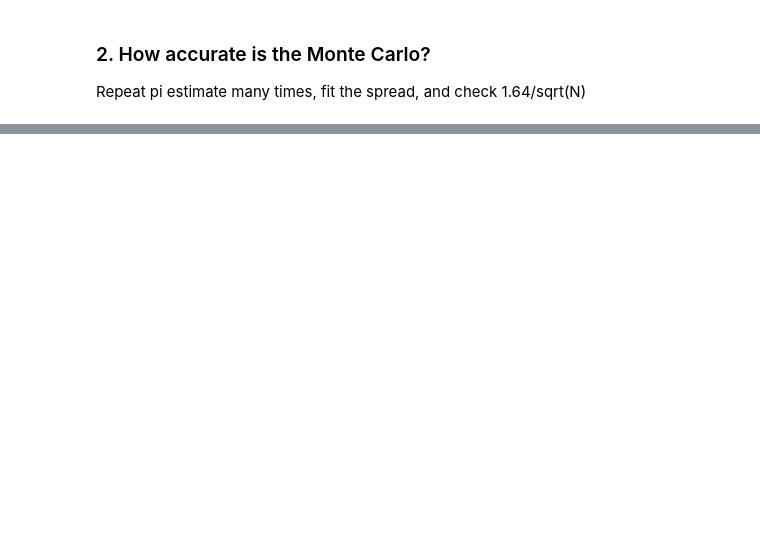
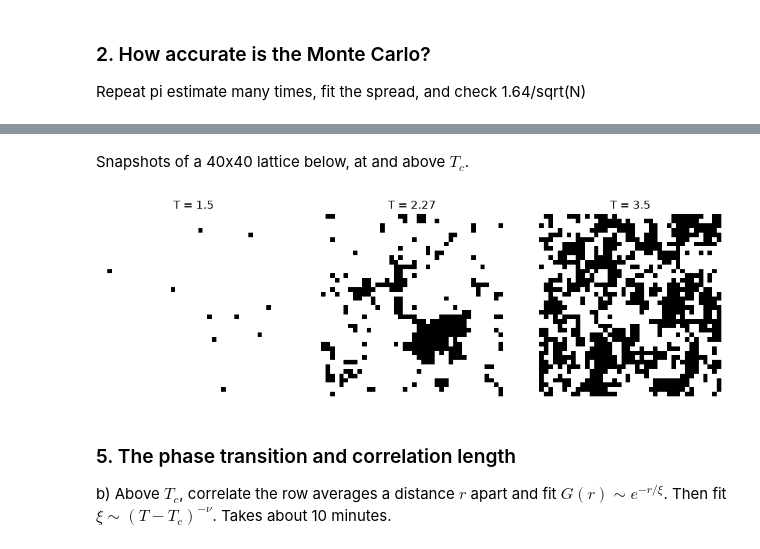
Before and after one commit to jtc469/ising-model, a Jupyter notebook: main.ipynb, the cells around one changed output, grey strips where cells are left out. Drawn from its saved outputs; the diff is of its cells as text; code cells hidden in the pictures; blank space fills up the shorter version.

```diff
--- a/main.ipynb
+++ b/main.ipynb
@@ -247,26 +118,0 @@ def simulate_ising(T, N, J, equilibration_sweeps, measurement_sweeps):
-# %%
-J = 1.0
-N = 100
-equilibration_sweeps = 1000
-measurement_sweeps = 3000
-temperatures = np.linspace(0.01, 4.0, 30) * J
-mean_energies = []
-specific_heats = []
-
-for T in temperatures:
-    energy, specific_heat = simulate_ising(T, N, J, equilibration_sweeps, measurement_sweeps)
-    mean_energies.append(energy)
-    specific_heats.append(specific_heat)
-
-exact_energies = -J * np.tanh(J / temperatures)
-
-plt.figure()
-plt.plot(temperatures / J, np.array(mean_energies) / J, "o", label="Metropolis")
-plt.plot(temperatures / J, exact_energies / J, label="Exact infinite chain")
-plt.xlabel(r"$T/J$ ($k_B=1$)")
-plt.ylabel(r"$e(T)/J$")
-plt.legend()
-plt.tight_layout()
-
-plt.savefig(f"{plot_dir}/ising_1d_energy.png", dpi=150)
-plt.show()
@@ -302,0 +268,22 @@ plt.show()
+# %% [markdown]
+Snapshots of a 40x40 lattice below, at and above $T_c$.
+# %%
+fig, axes = plt.subplots(1, 3, figsize=(12, 4))
+
+for ax, T in zip(axes, [1.5, 2.27, 3.5]):
+    spins = np.ones((40, 40), dtype=int)
+    for _ in range(1000):
+        sweep_2d(spins, T)
+
+    ax.imshow(spins, cmap="gray", vmin=-1, vmax=1)
+    ax.set_title(f"T = {T}")
+    ax.axis("off")
+
+plt.savefig(f"{plot_dir}/ising_2d_snapshots.png", dpi=150)
+plt.show()
+# %% [output]
+[figure, added]
+# %% [markdown]
+### 5. The phase transition and correlation length
+
+b) Above $T_c$, correlate the row averages a distance $r$ apart and fit $G(r) \sim e^{-r/\xi}$. Then fit $\xi \sim (T-T_c)^{-\nu}$. Takes about 10 minutes.
```
Also changed, not shown: parts of 21 cells of this notebook, 1 other file.
